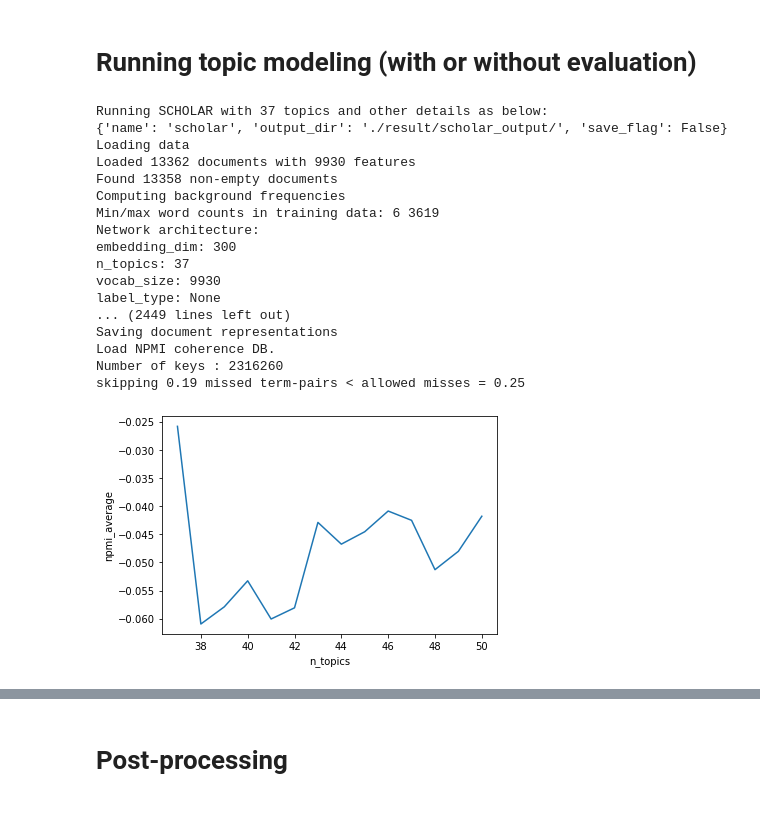
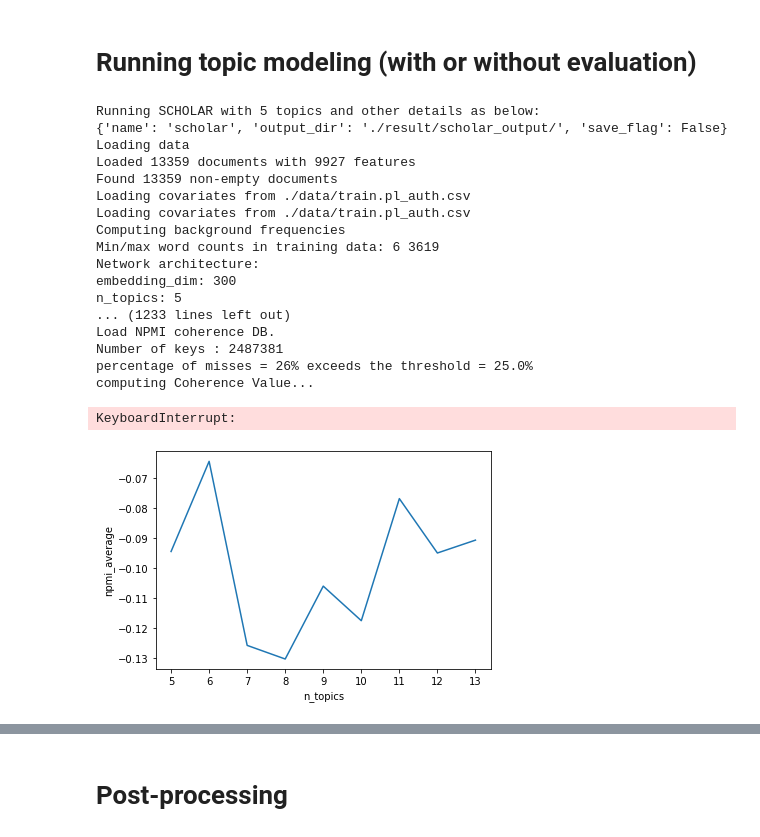
Before and after one commit to aminmarani/topic_modeling_comparison, a Jupyter notebook: topic_modeling_pipeline-SCHOLAR.ipynb, the cells around one changed output, grey strips where cells are left out. Saved outputs shown, nothing was run; the diff lists cells and outputs as text; code cells hidden in the pictures.

Commit message:
new scholar runs

```diff
--- a/topic_modeling_pipeline-SCHOLAR.ipynb
+++ b/topic_modeling_pipeline-SCHOLAR.ipynb
@@ -322,7 +322,7 @@ from lda_mallet import lda_score
 import pickle
 
 is_eval = True #not evaluating the model
-lon,upn = 37,51 #lowwer and upper topic number for evaluation
+lon,upn = 5,21 #lowwer and upper topic number for evaluation
 #need to provide number of topics and other specification
 # model_spec = {'name':'LDA','K':16,'epochs':3500,'burnin_iteration':150,'after_iteration_burnin':50,
              # 'save_flag':True,'save_path':'LDA_test','alpha_sum':30.0}#burnin_iteration=20,after_iteration_burnin=50
@@ -333,7 +333,7 @@ stm_lda_burnin = 150
 #               'LDA_epochs':stm_lda_epochs,'alpha':30,'save_flag':False}
 
 # model_spec = {'name':'bertopic','K':12,'min_cluster_size':50,'min_topic_size':40,'save_flag':False}
-model_spec = {'name':'scholar','K':12,'output_dir':'./result/scholar_output/','save_flag':False}
+model_spec = {'name':'scholar','K':10,'output_dir':'./result/scholar_output/','save_flag':False}
 
 if model_spec['name'] == 'LDA':
     if is_eval:
@@ -524,6 +524,9 @@ elif model_spec['name'] == 'scholar':
     pl_auth = [platform2id[i]*10+author2id[j] for i,j in zip(list(text_df.content),list(text_df.blog))]
     pd.DataFrame({'id':np.arange(len(text_df['content'])),'pl_auth':pl_auth}).to_csv('./data/train.pl_auth.csv',index=None)
 
+    #make text_df similar to doc_term since you may have lost some records
+    idx2keep = [i for i in range(len(doc_term_mat)) if doc_term_mat[i]]
+    text_df = text_df.iloc[idx2keep,:]
 
 
     #4. doc_id
@@ -540,7 +543,8 @@ elif model_spec['name'] == 'scholar':
             for _ in range(2): #two runs and then average
                 #running SCHOLAR
                 subprocess.run(["python", "./scholar/run_scholar.py","./data/","-k {0}".format(n_topics),
-                                "-o","{0}".format(model_spec['output_dir']),"--epochs","200"])#'--topic-covars',"pl_auth", ,"-m","0.95"
+                                "-o","{0}".format(model_spec['output_dir']),"--epochs","50",'--prior-covars',"pl_auth",
+                               '--topic-covars','pl_auth'])#'--topic-covars',"pl_auth",'otehr-covar?' ,"-m","0.95"
                 #initializing scorer
                 scorer = lda_score(num_topics=n_topics,alpha=-1,optimize_interval=-1,iterations=-1,wiki_path='./data/wiki_sampled_5p.txt',
                           db_path = './data/wiki_full/',vocab_dict_path = './data/ED_vocab.tmp',
@@ -565,7 +569,7 @@ elif model_spec['name'] == 'scholar':
     else:
         #running SCHOLAR
         subprocess.run(["python", "./scholar/run_scholar.py","./data/","-k {0}".format(model_spec['K']),
-                "-o","{0}".format(model_spec['output_dir']),"--epochs","200","--topic-covars","platform"])
+                "-o","{0}".format(model_spec['output_dir']),"--epochs","50"])#"--topic-covars","platform"
         #"--topic-covars","platform"
         #reading top terms
         top_terms = []
@@ -578,20 +582,21 @@ elif model_spec['name'] == 'scholar':
 
         #############We need to save the model as well!
 # %% [output]
-Running SCHOLAR with 37 topics and other details as below:
+Running SCHOLAR with 5 topics and other details as below:
 {'name': 'scholar', 'output_dir': './result/scholar_output/', 'save_flag': False}
 Loading data
-Loaded 13362 documents with 9930 features
-Found 13358 non-empty documents
+Loaded 13359 documents with 9927 features
+Found 13359 non-empty documents
+Loading covariates from ./data/train.pl_auth.csv
+Loading covariates from ./data/train.pl_auth.csv
 Computing background frequencies
 Min/max word counts in training data: 6 3619
 Network architecture:
 embedding_dim: 300
-n_topics: 37
-vocab_size: 9930
-label_type: None
-... (2449 lines left out)
-Saving document representations
+n_topics: 5
+... (1233 lines left out)
 Load NPMI coherence DB.
-Number of keys : 2316260
-skipping 0.19 missed term-pairs < allowed misses = 0.25
+Number of keys : 2487381
+percentage of misses = 26% exceeds the threshold = 25.0%
+computing Coherence Value...
+KeyboardInterrupt:
@@ -598,13 +611,14 @@ skipping 0.19 missed term-pairs < allowed misses = 0.25
 # %%
 import seaborn as sns
 df = pd.DataFrame(npmis,columns=['n_topics','npmi_average'])
+# df = pd.read_csv('./result/npmi_{0}_no_covar.csv'.format(model_spec['name']))
 # df = pd.concat([df,pd.DataFrame(npmis,columns=['n_topics','npmi_average'])])
 
 sns.lineplot(data=df,x='n_topics',y='npmi_average')
 
 # df.to_csv('./result/npmi_{0}{1}{2}.csv'.format(model_spec['name'],model_spec['prevalence'],
 #                                               model_spec['content']))
 
-df.to_csv('./result/npmi_{0}_no_covar_38to50.csv'.format(model_spec['name']))
+df.to_csv('./result/npmi_{0}_prior_covar_author+platform_topic_covar_author+platform_e50.csv'.format(model_spec['name']))
 # %% [output]
-[figure, old version]
+[figure, new version]
```
Also changed, not shown: parts of 9 cells of this notebook, 13 other files.
